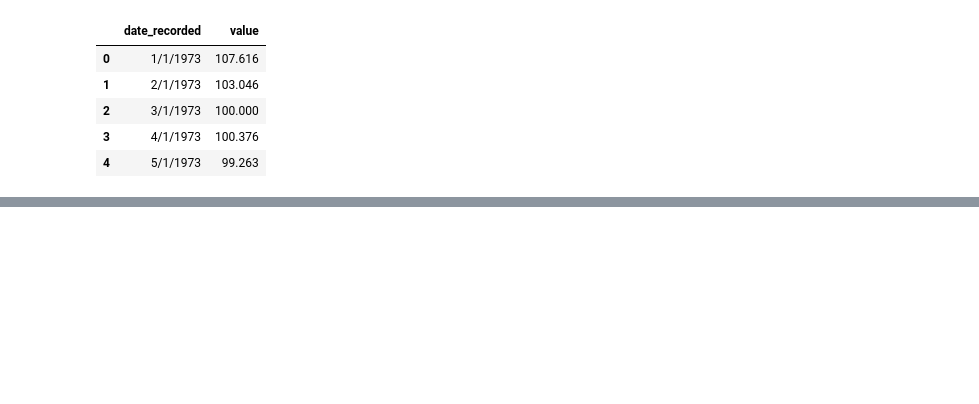
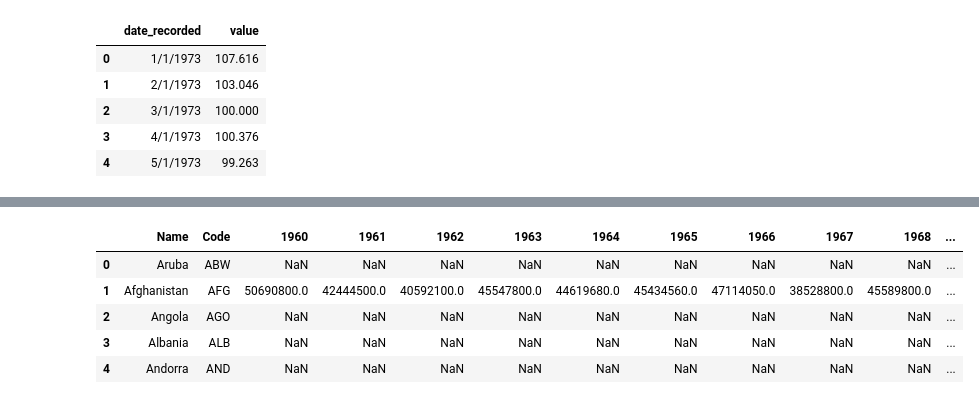
Before and after one commit to cjvilla/Gold-Projections, a Jupyter notebook: Code/clean_renaming_data.ipynb, the cells around one changed output, grey strips where cells are left out. Cells and saved outputs as stored; diff of their text form; code cells hidden in the pictures; blank space fills up the shorter version.

```diff
--- a/Code/clean_renaming_data.ipynb
+++ b/Code/clean_renaming_data.ipynb
@@ -115,0 +142,14 @@ index_df.head()
+# %%
+reserves_df['Name'] = reserves_df['Name'].replace({'United States':'USA'})
+reserves_df['Name'] = reserves_df['Name'].replace({'United Kingdom':'UK'})
+reserves_df['Name'] = reserves_df['Name'].replace({'Saudi Arabia': 'SB'})
+reserves_df['Name'] = reserves_df['Name'].replace({'South Korea': 'SK'})
+reserves_df['Name'] = reserves_df['Name'].replace({'South Africa': 'SA'})
+reserves_df.head()
+# %% [output]
+|  | Name | Code | 1960 | 1961 | 1962 | 1963 | 1964 | 1965 | 1966 | 1967 | 1968 | ... |
+| 0 | Aruba | ABW | NaN | NaN | NaN | NaN | NaN | NaN | NaN | NaN | NaN | ... |
+| 1 | Afghanistan | AFG | 50690800.0 | 42444500.0 | 40592100.0 | 45547800.0 | 44619680.0 | 45434560.0 | 47114050.0 | 38528800.0 | 45589800.0 | ... |
+| 2 | Angola | AGO | NaN | NaN | NaN | NaN | NaN | NaN | NaN | NaN | NaN | ... |
+| 3 | Albania | ALB | NaN | NaN | NaN | NaN | NaN | NaN | NaN | NaN | NaN | ... |
+| 4 | Andorra | AND | NaN | NaN | NaN | NaN | NaN | NaN | NaN | NaN | NaN | ... |
```
Also changed, not shown: parts of 4 cells of this notebook.
